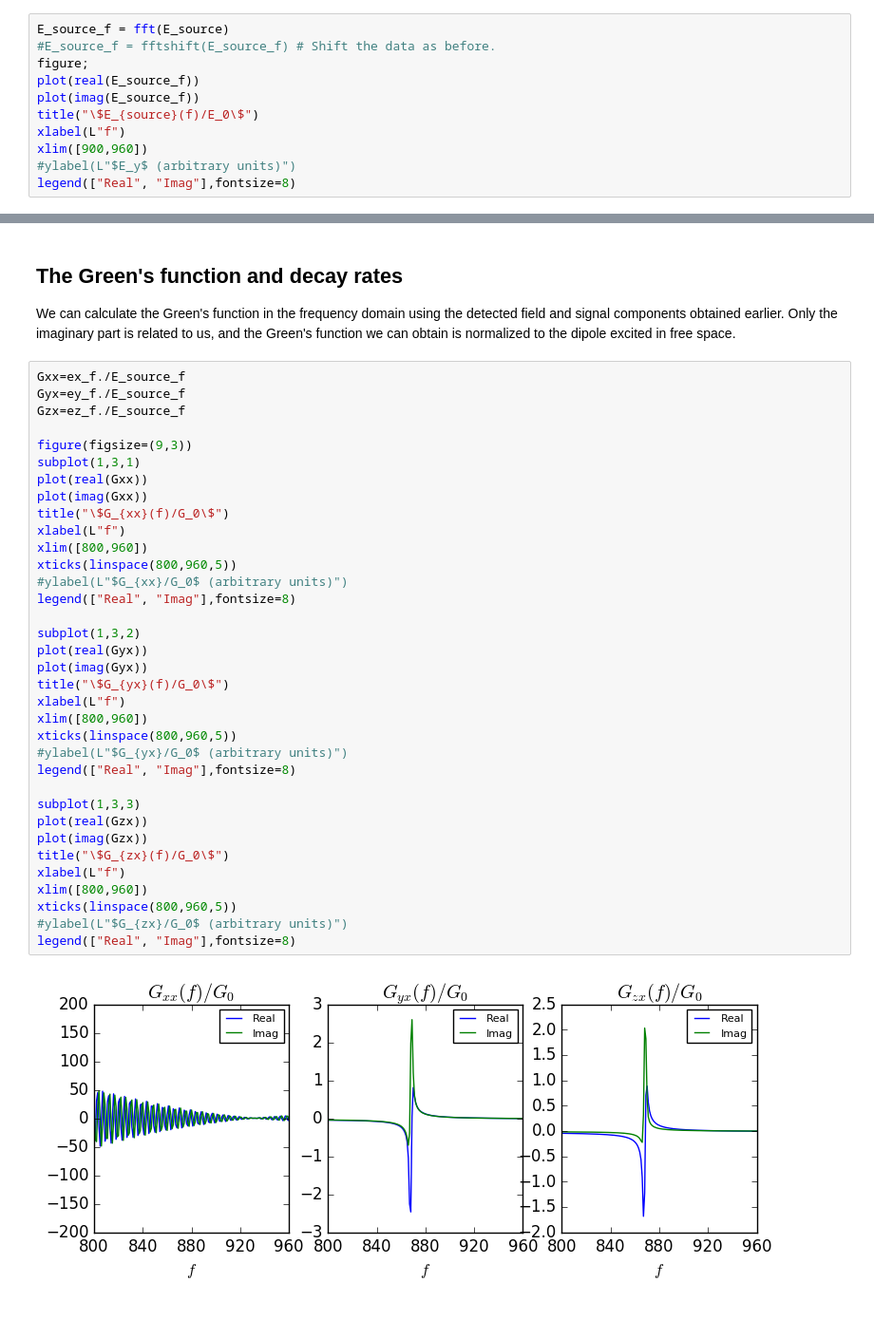
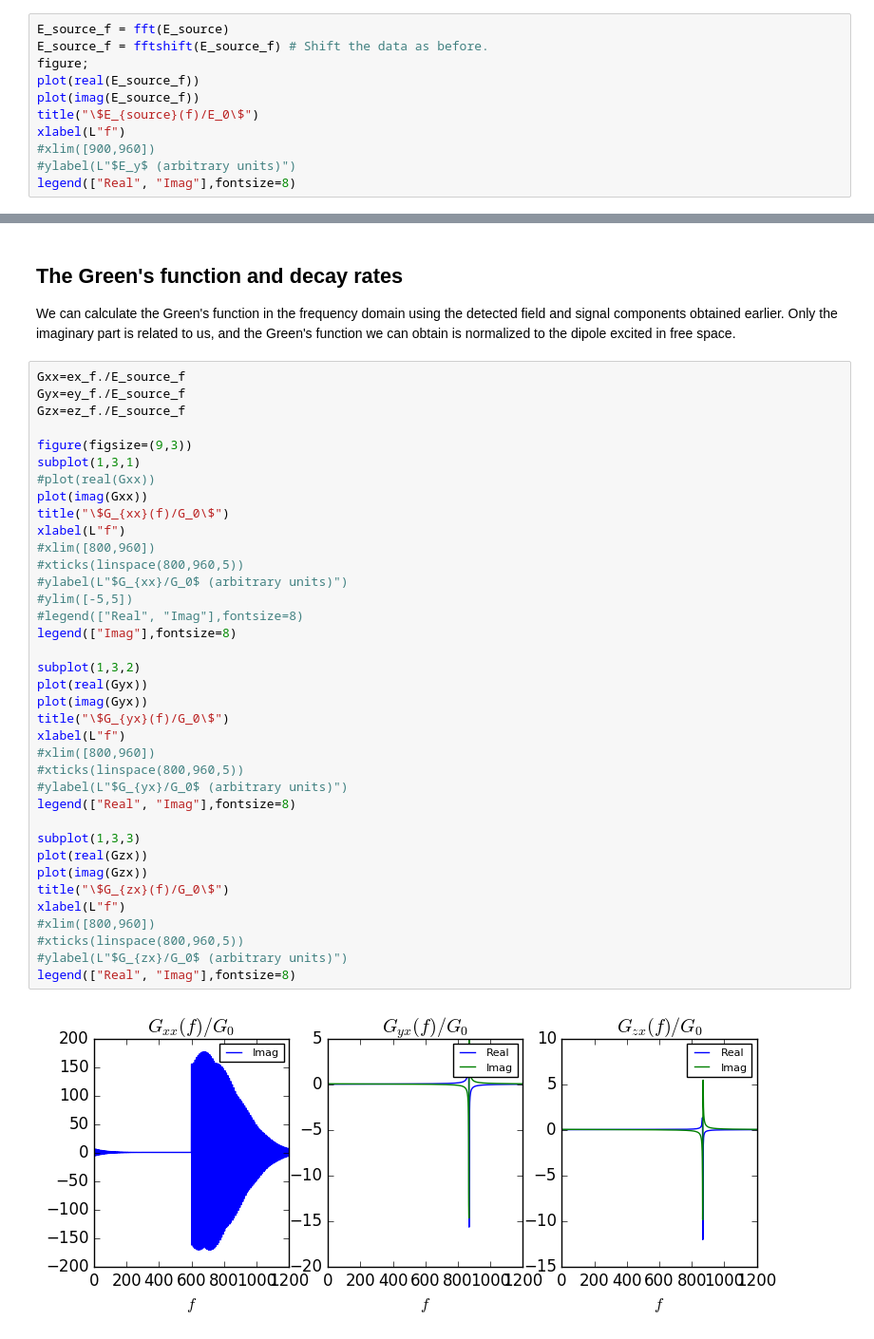
Before and after one commit to i2000s/simnanophotonics, a Jupyter notebook: Nanofiber.ipynb, the cells around one changed output, grey strips where cells are left out. Shown at 95% size. Saved outputs shown, nothing was run; the diff lists cells and outputs as text.

Commit message:
Document the result using a short pulse. I will use a continuous and monochromatic dipole source next.

```diff
--- a/Nanofiber.ipynb
+++ b/Nanofiber.ipynb
@@ -137,13 +137,13 @@ PyObject <matplotlib.legend.Legend object at 0x...>
 Now, let's look at the signal in the frequency domain.
 # %%
 E_source_f = fft(E_source)
-#E_source_f = fftshift(E_source_f) # Shift the data as before.
+E_source_f = fftshift(E_source_f) # Shift the data as before.
 figure;
 plot(real(E_source_f))
 plot(imag(E_source_f))
 title("\$E_{source}(f)/E_0\$")
 xlabel(L"f")
-xlim([900,960])
+#xlim([900,960])
 #ylabel(L"$E_y$ (arbitrary units)")
 legend(["Real", "Imag"],fontsize=8)
 # %% [output]
@@ -161,38 +161,40 @@ We can calculate the Green's function in the frequency domain using the detected
 # %%
 Gxx=ex_f./E_source_f
 Gyx=ey_f./E_source_f
 Gzx=ez_f./E_source_f
 
 figure(figsize=(9,3))
 subplot(1,3,1)
-plot(real(Gxx))
+#plot(real(Gxx))
 plot(imag(Gxx))
 title("\$G_{xx}(f)/G_0\$")
 xlabel(L"f")
-xlim([800,960])
-xticks(linspace(800,960,5))
+#xlim([800,960])
+#xticks(linspace(800,960,5))
 #ylabel(L"$G_{xx}/G_0$ (arbitrary units)")
-legend(["Real", "Imag"],fontsize=8)
+#ylim([-5,5])
+#legend(["Real", "Imag"],fontsize=8)
+legend(["Imag"],fontsize=8)
 
 subplot(1,3,2)
 plot(real(Gyx))
 plot(imag(Gyx))
 title("\$G_{yx}(f)/G_0\$")
 xlabel(L"f")
-xlim([800,960])
-xticks(linspace(800,960,5))
+#xlim([800,960])
+#xticks(linspace(800,960,5))
 #ylabel(L"$G_{yx}/G_0$ (arbitrary units)")
 legend(["Real", "Imag"],fontsize=8)
 
 subplot(1,3,3)
 plot(real(Gzx))
 plot(imag(Gzx))
 title("\$G_{zx}(f)/G_0\$")
 xlabel(L"f")
-xlim([800,960])
-xticks(linspace(800,960,5))
+#xlim([800,960])
+#xticks(linspace(800,960,5))
 #ylabel(L"$G_{zx}/G_0$ (arbitrary units)")
 legend(["Real", "Imag"],fontsize=8)
 # %% [output]
-[figure, old version]
+[figure, new version]
 PyObject <matplotlib.legend.Legend object at 0x...>
```
Also changed, not shown: parts of 1 cell of this notebook.
